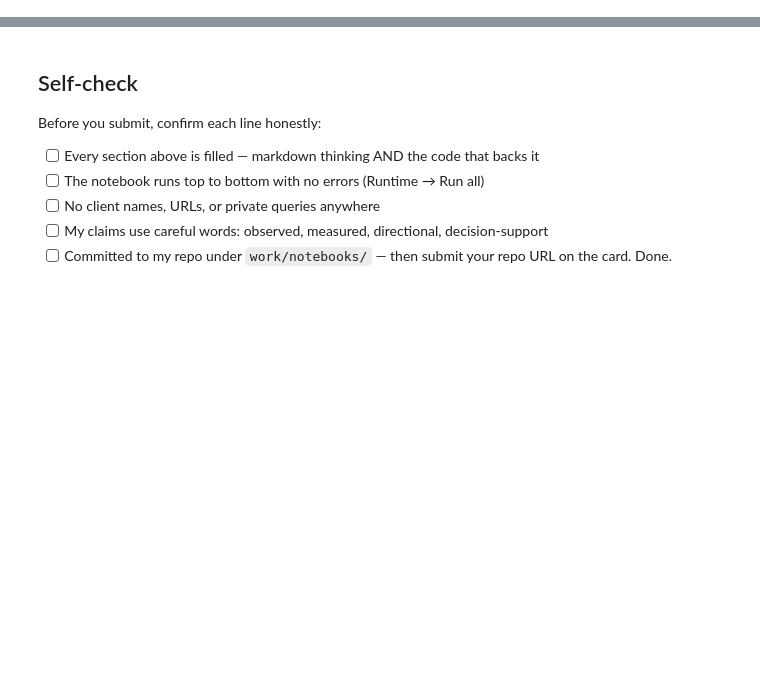
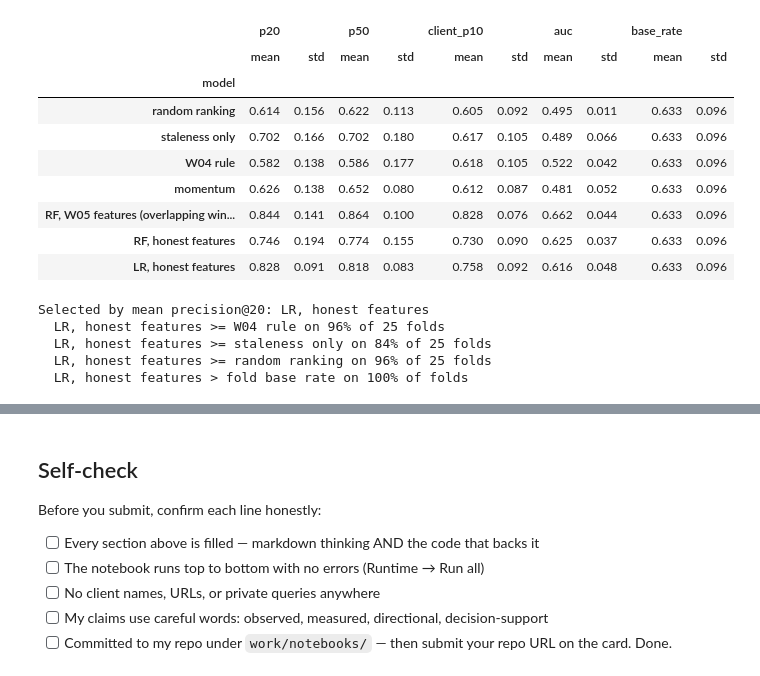
Before and after one commit to Shwetabh1013/flyrank-ml-internship-shwetabh, a Jupyter notebook: work/notebooks/w06_validation_audit.ipynb, the cells around one changed output, grey strips where cells are left out. Cells and saved outputs as stored; diff of their text form; code cells hidden in the pictures; blank space fills up the shorter version.

```diff
--- a/work/notebooks/w06_validation_audit.ipynb
+++ b/work/notebooks/w06_validation_audit.ipynb
@@ -24,0 +97,16 @@ This skeleton is yours to fill. Work the sections **in order** — each one has
+# %%
+rows = []
+for kind in ["random", "grouped"]:
+    X = rl.w05_features(df); y = df["y"].to_numpy()
+    for seed, fold, tr, te in rl.splits(df, kind):
+        if kind == "grouped":
+            assert set(df.iloc[tr]["client_id"]).isdisjoint(df.iloc[te]["client_id"]), "client leak!"
+        p = rl.make_rf().fit(X.iloc[tr], y[tr]).predict_proba(X.iloc[te])[:, 1]
+        rows.append(dict(split=kind, p20=precision_at_k(y[te], p, 20),
+                         p50=precision_at_k(y[te], p, 50),
+                         auc=roc_auc_score(y[te], p), base_rate=y[te].mean()))
+split_compare = pd.DataFrame(rows)
+split_compare.to_csv(OUT / "w06_split_compare.csv", index=False)
+before_after = split_compare.groupby("split").agg(["mean", "std"]).round(3)
+before_after.loc["W05 single holdout (reported)"] = [0.600, np.nan, 0.600, np.nan, 0.735, np.nan, 0.391, np.nan]
+before_after
@@ -24,0 +222,58 @@ This skeleton is yours to fill. Work the sections **in order** — each one has
+# %%
+m = rl.measurable(df)
+y = m["y"].to_numpy()
+X_w05, X_hon = rl.w05_features(m), rl.honest_features(m, "T-30")
+rows = []
+for seed, fold, tr, te in rl.splits(m, "grouped"):
+    train, test = m.iloc[tr], m.iloc[te]
+    rng = np.random.default_rng(1000 * seed + fold)
+    scores = {
+        "random ranking": rng.random(len(test)),
+        "staleness only": test["days_since_last_update"].to_numpy() + rng.random(len(test)) * 1e-3,
+        "W04 rule": rl.w04_rule_score(train, test) + rng.random(len(test)) * 1e-6,
+        "momentum": X_hon.iloc[te]["impression_momentum"].to_numpy(),
+        "RF, W05 features (overlapping windows)":
+            rl.make_rf().fit(X_w05.iloc[tr], y[tr]).predict_proba(X_w05.iloc[te])[:, 1],
+        "RF, honest features": rl.make_rf().fit(X_hon.iloc[tr], y[tr]).predict_proba(X_hon.iloc[te])[:, 1],
+        "LR, honest features": rl.make_lr().fit(X_hon.iloc[tr], y[tr]).predict_proba(X_hon.iloc[te])[:, 1],
+    }
+    for name, s in scores.items():
+        rows.append(dict(model=name, seed=seed, fold=fold,
+                         p20=precision_at_k(y[te], s, 20), p50=precision_at_k(y[te], s, 50),
+                         auc=roc_auc_score(y[te], s),
+                         client_p10=rl.per_client_precision(test, s, 10),
+                         base_rate=y[te].mean(), n_test=len(te)))
+folds = pd.DataFrame(rows)
+folds.to_csv(OUT / "w06_fold_results.csv", index=False)
+
+order = ["random ranking", "staleness only", "W04 rule", "momentum",
+         "RF, W05 features (overlapping windows)", "RF, honest features", "LR, honest features"]
+final_table = (folds.groupby("model")[["p20", "p50", "client_p10", "auc", "base_rate"]]
+               .agg(["mean", "std"]).round(3).loc[order])
+final_table
+# %% [output]
+|  | p20 |  | p50 |  | client_p10 |  | auc |  | base_rate |  |
+|  | mean | std | mean | std | mean | std | mean | std | mean | std |
+| model |  |  |  |  |  |  |  |  |  |  |
+| random ranking | 0.614 | 0.156 | 0.622 | 0.113 | 0.605 | 0.092 | 0.495 | 0.011 | 0.633 | 0.096 |
+| staleness only | 0.702 | 0.166 | 0.702 | 0.180 | 0.617 | 0.105 | 0.489 | 0.066 | 0.633 | 0.096 |
+| W04 rule | 0.582 | 0.138 | 0.586 | 0.177 | 0.618 | 0.105 | 0.522 | 0.042 | 0.633 | 0.096 |
+| momentum | 0.626 | 0.138 | 0.652 | 0.080 | 0.612 | 0.087 | 0.481 | 0.052 | 0.633 | 0.096 |
+| RF, W05 features (overlapping win... | 0.844 | 0.141 | 0.864 | 0.100 | 0.828 | 0.076 | 0.662 | 0.044 | 0.633 | 0.096 |
+| RF, honest features | 0.746 | 0.194 | 0.774 | 0.155 | 0.730 | 0.090 | 0.625 | 0.037 | 0.633 | 0.096 |
+| LR, honest features | 0.828 | 0.091 | 0.818 | 0.083 | 0.758 | 0.092 | 0.616 | 0.048 | 0.633 | 0.096 |
+# %%
+wide = folds.pivot_table(index=["seed", "fold"], columns="model", values="p20")
+honest = ["RF, honest features", "LR, honest features"]
+chosen = max(honest, key=lambda c: wide[c].mean())
+print(f"Selected by mean precision@20: {chosen}")
+for other in ["W04 rule", "staleness only", "random ranking"]:
+    print(f"  {chosen} >= {other} on {(wide[chosen] >= wide[other]).mean():.0%} of 25 folds")
+print(f"  {chosen} > fold base rate on "
+      f"{(folds[folds.model == chosen].set_index(['seed','fold'])['p20'] > folds[folds.model == chosen].set_index(['seed','fold'])['base_rate']).mean():.0%} of folds")
+# %% [output]
+Selected by mean precision@20: LR, honest features
+  LR, honest features >= W04 rule on 96% of 25 folds
+  LR, honest features >= staleness only on 84% of 25 folds
+  LR, honest features >= random ranking on 96% of 25 folds
+  LR, honest features > fold base rate on 100% of folds
```
Also changed, not shown: parts of 24 cells of this notebook, 9 other files.
